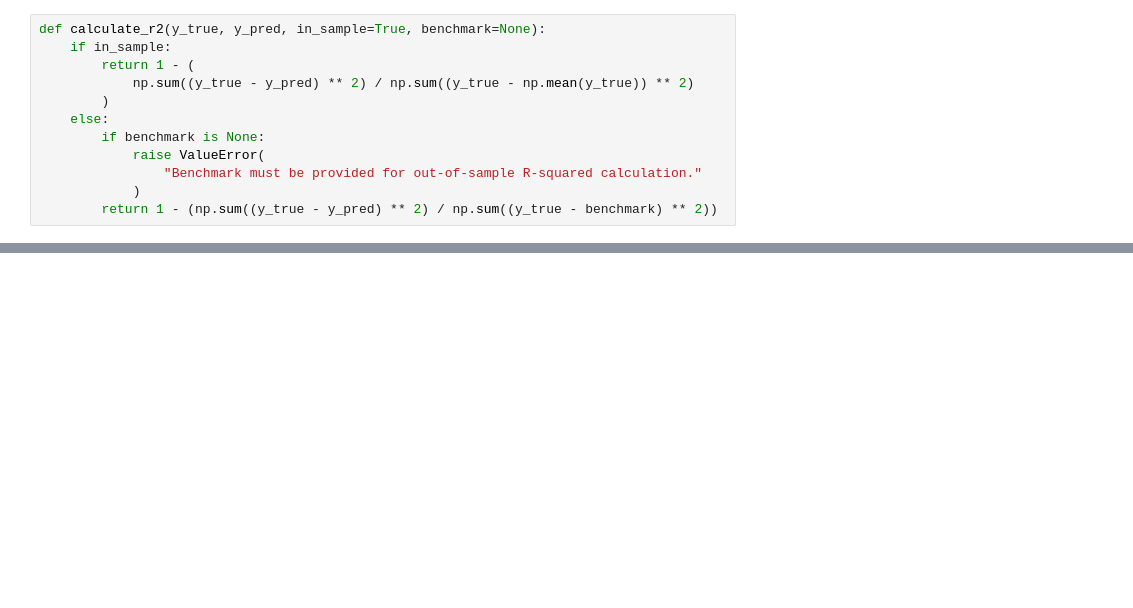
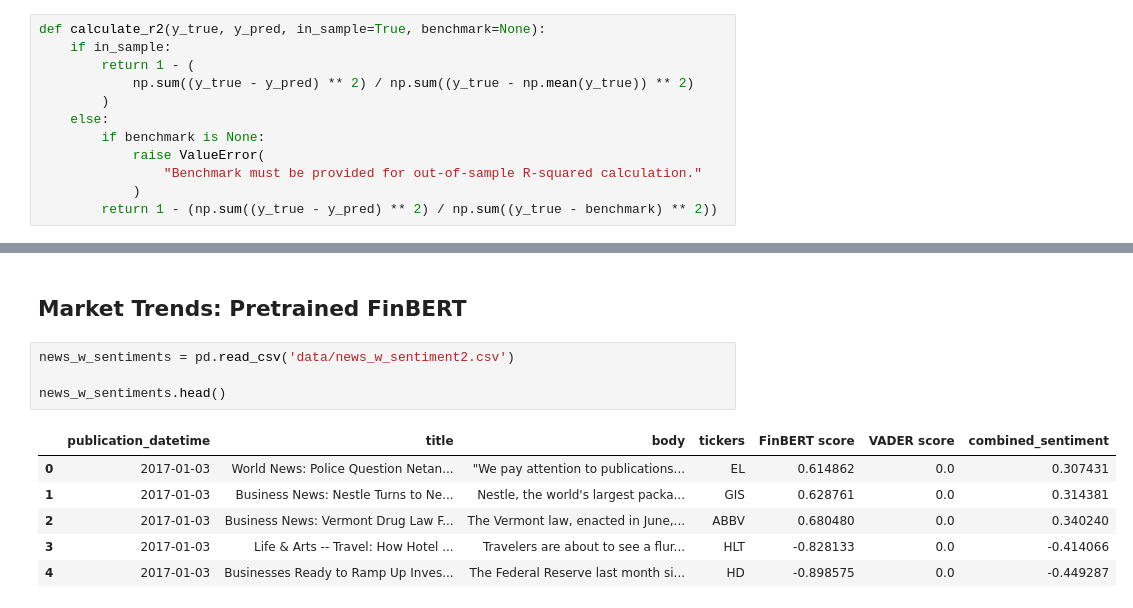
Before and after one commit to KidQuant/FA690MiniProject2, a Jupyter notebook: project.ipynb, the cells around one changed output, grey strips where cells are left out. Drawn from its saved outputs; the diff is of its cells as text; blank space fills up the shorter version.

```diff
--- a/project.ipynb
+++ b/project.ipynb
@@ -634,0 +725,13 @@ len
+# %% [markdown]
+## Market Trends: Pretrained FinBERT
+# %%
+news_w_sentiments = pd.read_csv('data/news_w_sentiment2.csv')
+
+news_w_sentiments.head()
+# %% [output]
+|  | publication_datetime | title | body | tickers | FinBERT score | VADER score | combined_sentiment |
+| 0 | 2017-01-03 | World News: Police Question Netan... | "We pay attention to publications... | EL | 0.614862 | 0.0 | 0.307431 |
+| 1 | 2017-01-03 | Business News: Nestle Turns to Ne... | Nestle, the world's largest packa... | GIS | 0.628761 | 0.0 | 0.314381 |
+| 2 | 2017-01-03 | Business News: Vermont Drug Law F... | The Vermont law, enacted in June,... | ABBV | 0.680480 | 0.0 | 0.340240 |
+| 3 | 2017-01-03 | Life & Arts -- Travel: How Hotel ... | Travelers are about to see a flur... | HLT | -0.828133 | 0.0 | -0.414066 |
+| 4 | 2017-01-03 | Businesses Ready to Ramp Up Inves... | The Federal Reserve last month si... | HD | -0.898575 | 0.0 | -0.449287 |
```
Also changed, not shown: parts of 37 cells of this notebook, 1 other file.
